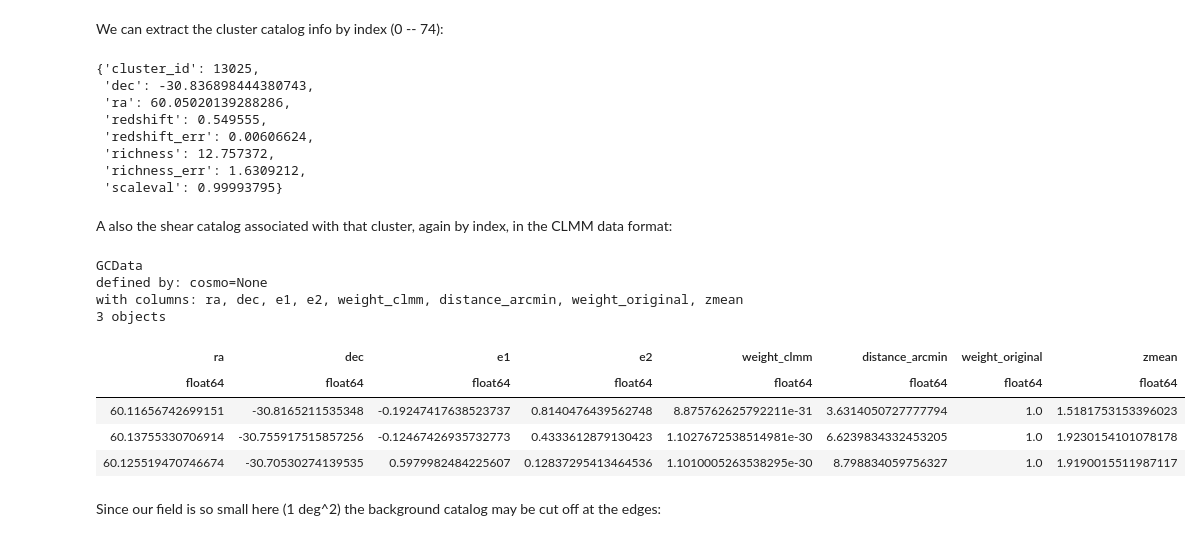
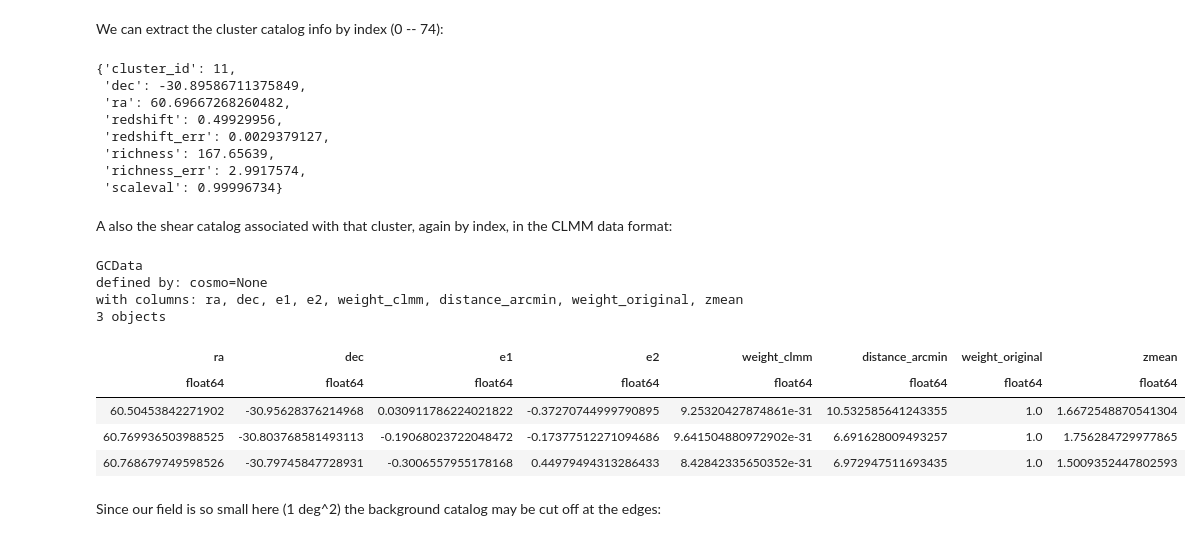
Before and after one commit to LSSTDESC/TXPipe, a Jupyter notebook: notebooks/txpipe_cluster_background_selection.ipynb, the cells around one changed output. Drawn from its saved outputs; the diff is of its cells as text; code cells hidden in the pictures.

```diff
--- a/notebooks/txpipe_cluster_background_selection.ipynb
+++ b/notebooks/txpipe_cluster_background_selection.ipynb
@@ -183,32 +149,32 @@ Have 75 clusters
 # %% [markdown]
 We can extract the cluster catalog info by index (0 -- 74):
 # %%
-cluster_info = ccc.get_cluster_info(30)
+cluster_info = ccc.get_cluster_info(0)
 cluster_info
 # %% [output]
-{'cluster_id': 13025,
- 'dec': -30.836898444380743,
- 'ra': 60.05020139288286,
- 'redshift': 0.549555,
- 'redshift_err': 0.00606624,
- 'richness': 12.757372,
- 'richness_err': 1.6309212,
- 'scaleval': 0.99993795}
+{'cluster_id': 11,
+ 'dec': -30.89586711375849,
+ 'ra': 60.69667268260482,
+ 'redshift': 0.49929956,
+ 'redshift_err': 0.0029379127,
+ 'richness': 167.65639,
+ 'richness_err': 2.9917574,
+ 'scaleval': 0.99996734}
 # %% [markdown]
 A also the shear catalog associated with that cluster, again by index, in the CLMM data format:
 # %%
-bg_cat = ccc.get_background_shear_catalog(30)
+bg_cat = ccc.get_background_shear_catalog(0)
 bg_cat[0:3]
 # %% [output]
 GCData
 defined by: cosmo=None
 with columns: ra, dec, e1, e2, weight_clmm, distance_arcmin, weight_original, zmean
 3 objects
 | ra | dec | e1 | e2 | weight_clmm | distance_arcmin | weight_original | zmean |
 | float64 | float64 | float64 | float64 | float64 | float64 | float64 | float64 |
-| 60.11656742699151 | -30.8165211535348 | -0.19247417638523737 | 0.8140476439562748 | 8.875762625792211e-31 | 3.6314050727777794 | 1.0 | 1.5181753153396023 |
-| 60.13755330706914 | -30.755917515857256 | -0.12467426935732773 | 0.4333612879130423 | 1.1027672538514981e-30 | 6.6239834332453205 | 1.0 | 1.9230154101078178 |
-| 60.125519470746674 | -30.70530274139535 | 0.5979982484225607 | 0.12837295413464536 | 1.1010005263538295e-30 | 8.798834059756327 | 1.0 | 1.9190015511987117 |
+| 60.50453842271902 | -30.95628376214968 | 0.030911786224021822 | -0.37270744999790895 | 9.25320427874861e-31 | 10.532585641243355 | 1.0 | 1.6672548870541304 |
+| 60.769936503988525 | -30.803768581493113 | -0.19068023722048472 | -0.17377512271094686 | 9.641504880972902e-31 | 6.691628009493257 | 1.0 | 1.756284729977865 |
+| 60.768679749598526 | -30.79745847728931 | -0.3006557955178168 | 0.44979494313286433 | 8.42842335650352e-31 | 6.972947511693435 | 1.0 | 1.5009352447802593 |
 # %% [markdown]
 Since our field is so small here (1 deg^2) the background catalog may be cut off at the edges:
 # %%
```
Also changed, not shown: parts of 6 cells of this notebook, 5 other files.
